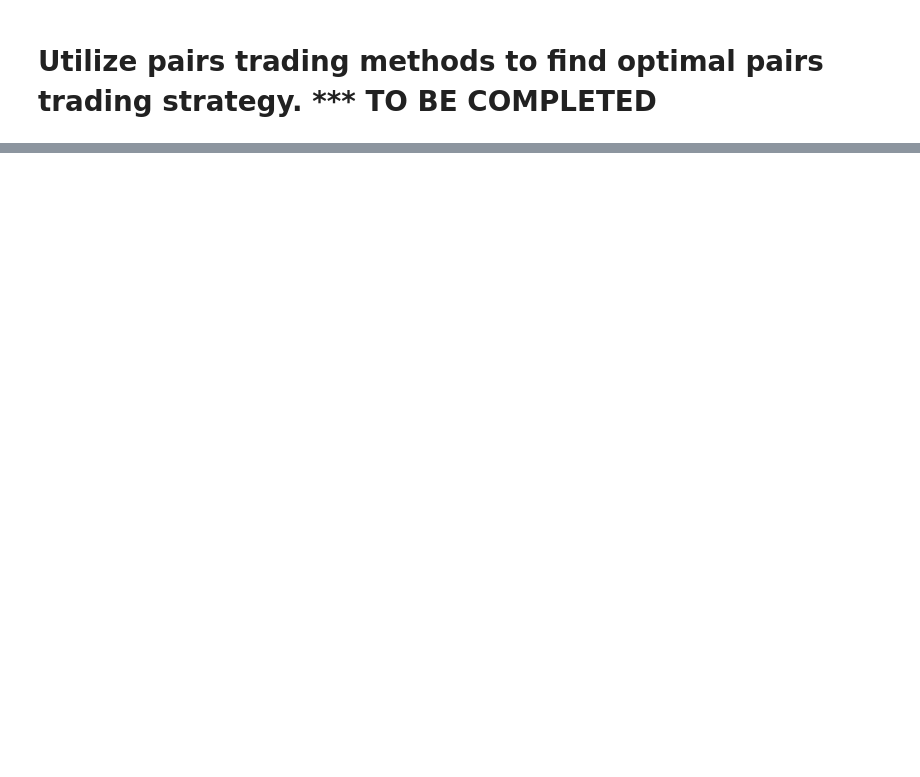
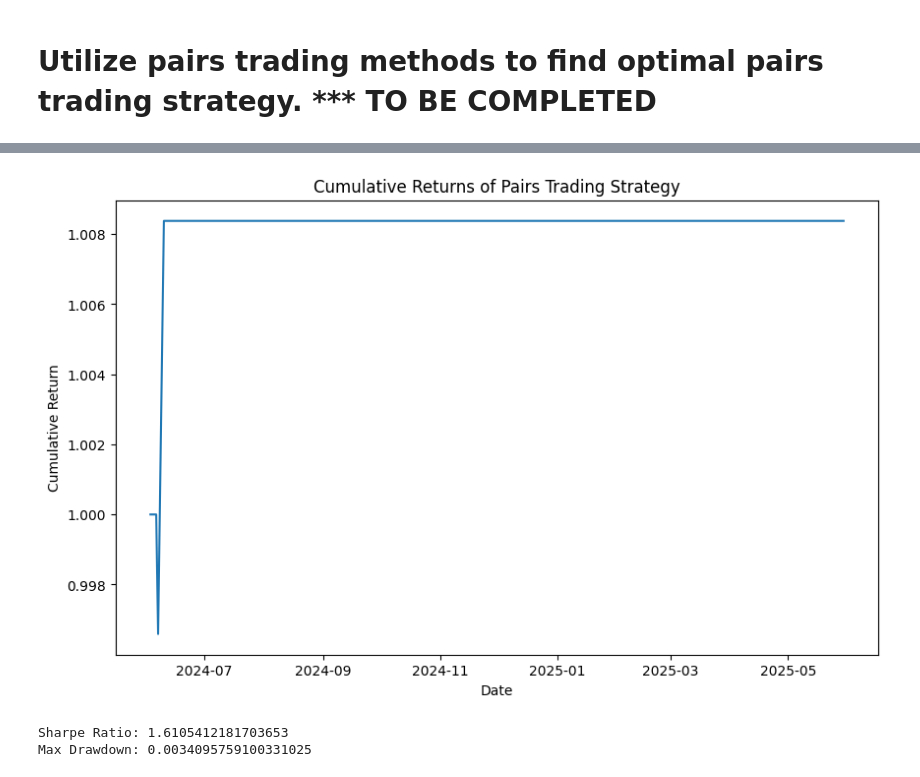
Before and after one commit to jay-gleeson/fintech-pairs-csuf, a Jupyter notebook: archive/pairs_trading.ipynb, the cells around one changed output, grey strips where cells are left out. Drawn from its saved outputs; the diff is of its cells as text; code cells hidden in the pictures; blank space fills up the shorter version.

```diff
--- a/archive/pairs_trading.ipynb
+++ b/archive/pairs_trading.ipynb
@@ -554,0 +610,75 @@ Statsmodels p-value: 0.02258184751362137
+# %%
+# Function to plot the cumulative returns of the pairs trading strategy.
+def plot_cumulative_returns(data, pair):
+
+    # Compute daily returns for each stock in the pair.
+    data[f'{pair[1]}_return'] = (data[pair[1]] - data[pair[1]].shift(1)) / data[pair[1]].shift(1)
+    data[f'{pair[0]}_return'] = (data[pair[0]] - data[pair[0]].shift(1)) / data[pair[0]].shift(1)
+
+    # Strategy returns.
+    data['strategy_return'] = data['pos'].shift(1) * (data[f'{pair[1]}_return'] - data[f'{pair[0]}_return'])
+
+    # Cumulative returns.
+    cumulative_return = []
+    prod = 1
+    for ret in data['strategy_return'].fillna(0):
+        prod *= (1 + ret)
+        cumulative_return.append(prod)
+    data['cumulative_return'] = cumulative_return
+
+    # Plot cumulative returns.
+    plt.figure(figsize=(10, 6))
+    plt.plot(data.index, data['cumulative_return'], label='Cumulative Return from Strategy')
+    plt.title('Cumulative Returns of Pairs Trading Strategy')
+    plt.xlabel('Date')
+    plt.ylabel('Cumulative Return')
+    plt.show()
+    plt.close()
+
+# Plot the cumulative returns of the pairs trading strategy.
+plot_cumulative_returns(df, pair)
+# %% [output]
+[figure, added]
+# %%
+# Function to return the sharpe ratio and max drawdown of the pairs trading strategy.
+def sharpe_maxdrawdown(data):
+
+    # Calculate sharpe ratio.
+    count = 0
+    total = 0
+    for n in data['strategy_return']:
+        if not pd.isna(n):
+            total += n
+            count += 1
+    strategy_return_mean = total / count
+    sum_sq = 0
+    mean_val = strategy_return_mean
+    count = 0
+    for n in data['strategy_return']:
+        if not pd.isna(n):
+            sum_sq += (n - mean_val) ** 2
+            count += 1
+    strategy_return_std = (sum_sq / (count - 1)) ** 0.5
+    sharpe_ratio = strategy_return_mean / strategy_return_std * (length(data) ** 0.5)
+    print(f"Sharpe Ratio: {sharpe_ratio}")
+
+    # Calculate max drawdown.
+    cumulative_max = []
+    current_max = data['cumulative_return'].iloc[0]
+    for n in data['cumulative_return']:
+        if n > current_max:
+            current_max = n
+        cumulative_max.append(current_max)
+    cumulative_max = pd.Series(cumulative_max, index=data.index)
+    drawdown = (cumulative_max - data['cumulative_return']) / cumulative_max
+    max_drawdown = 0
+    for n in drawdown:
+        if n > max_drawdown:
+            max_drawdown = n
+    print(f"Max Drawdown: {max_drawdown}")
+
+# Return the sharpe ratio and max drawdown of the pairs trading strategy.
+sharpe_maxdrawdown(df)
+# %% [output]
+Sharpe Ratio: 1.6105412181703653
+Max Drawdown: 0.0034095759100331025
```
Also changed, not shown: parts of 7 cells of this notebook, 1 other file.
